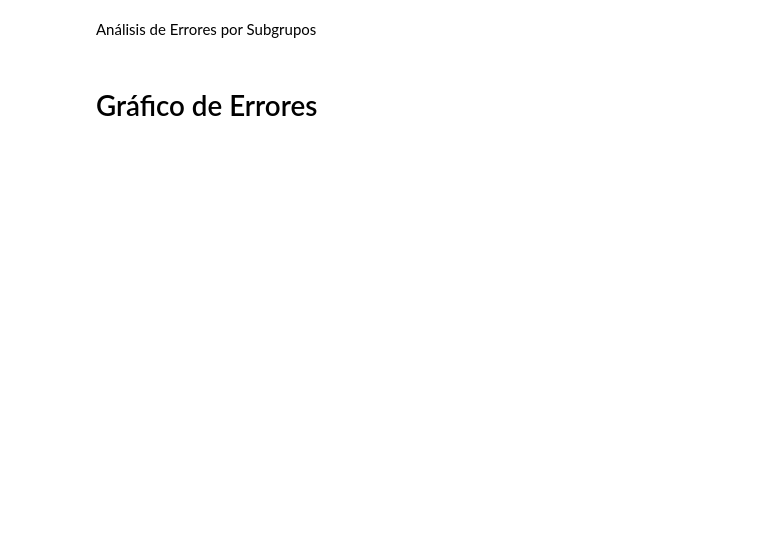
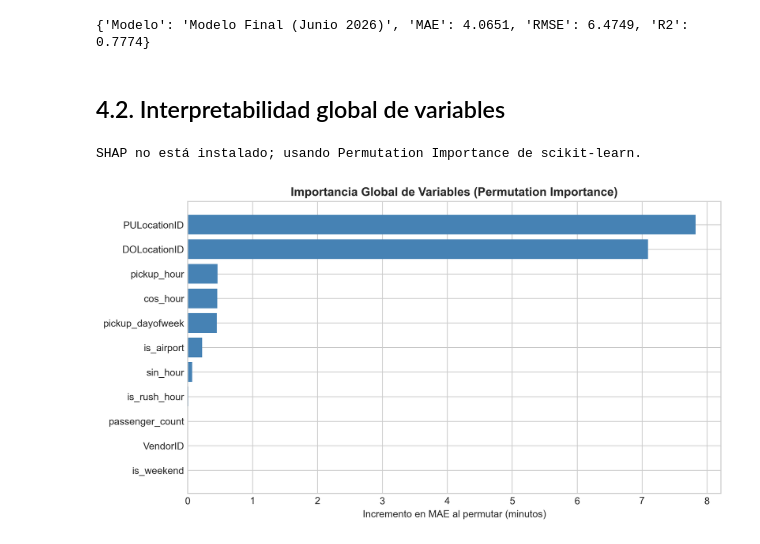
Before and after one commit to AxelPortal/MachineLearning_Proyecto, a Jupyter notebook: notebooks/04_analisis_errores.ipynb, the cells around one changed output. Saved outputs shown, nothing was run; the diff lists cells and outputs as text; code cells hidden in the pictures; blank space fills up the shorter version.

```diff
--- a/notebooks/04_analisis_errores.ipynb
+++ b/notebooks/04_analisis_errores.ipynb
@@ -49,2 +24,0 @@ plt.show()
-# %% [markdown]
-Análisis de Errores por Subgrupos
@@ -70,2 +25,76 @@ print(f"MAE Viajes Largos: {df_eval[is_largo]['error_absoluto'].mean():.2f} min"
-# %% [markdown]
-# Gráfico de Errores
+# %%
+data_path = os.path.join('..', 'data', 'processed', 'yellow_tripdata_processed.parquet')
+model_path = os.path.join('..', 'models', 'best_model.joblib')
+
+df_test = pd.read_parquet(data_path, columns=FEATURES + [TARGET, 'pickup_month'])
+df_test = df_test[df_test['pickup_month'] == 6].drop(columns=['pickup_month']).reset_index(drop=True)
+
+X_test = df_test[FEATURES]
+y_test = df_test[TARGET]
+
+if not os.path.exists(model_path):
+    print('Modelo no encontrado en disco. Entrenando mediante pipeline reproducible...')
+    from src.train import run_training_pipeline
+    run_training_pipeline()
+
+model = joblib.load(model_path)
+y_pred = model.predict(X_test)
+
+res = evaluate_predictions(y_test, y_pred, 'Modelo Final (Junio 2026)')
+print(res)
+# %% [output]
+{'Modelo': 'Modelo Final (Junio 2026)', 'MAE': 4.0651, 'RMSE': 6.4749, 'R2': 0.7774}
+# %% [markdown]
+## 4.2. Interpretabilidad global de variables
+# %%
+X_sample = X_test.sample(n=min(3000, len(X_test)), random_state=42)
+y_sample = y_test.loc[X_sample.index]
+
+try:
+    import shap
+    X_in = model.named_steps['od_pair'].transform(X_sample) if 'od_pair' in model.named_steps else X_sample
+    preprocessor = model.named_steps['preprocessor']
+    estimator = model.named_steps['model']
+    X_trans = preprocessor.transform(X_in)
+    if hasattr(X_trans, 'toarray'):
+        X_trans = X_trans.toarray()
+    feat_names = list(preprocessor.get_feature_names_out())
+    X_trans_df = pd.DataFrame(X_trans, columns=feat_names)
+
+    explainer = shap.TreeExplainer(estimator)
+    shap_values = explainer(X_trans_df)
+
+    plt.figure(figsize=(10, 6))
+    shap.summary_plot(shap_values, X_trans_df, show=False)
+    plt.title('Impacto Global de Variables (SHAP Summary Plot)', fontsize=12, fontweight='bold')
+    plt.tight_layout()
+    plt.savefig(os.path.join(FIGURES_DIR, 'shap_summary.png'), bbox_inches='tight', dpi=300)
+    plt.show()
+
+    plt.figure(figsize=(8, 5))
+    shap.dependence_plot('cat__PULocationID', shap_values.values, X_trans_df, interaction_index='num__pickup_hour', show=False)
+    plt.title('Dependencia SHAP: Zona de Origen vs Hora', fontsize=12)
+    plt.tight_layout()
+    plt.savefig(os.path.join(FIGURES_DIR, 'shap_dependence_origen.png'), bbox_inches='tight', dpi=300)
+    plt.show()
+except ImportError:
+    print('SHAP no está instalado; usando Permutation Importance de scikit-learn.')
+    perm = permutation_importance(
+        model, X_sample, y_sample,
+        scoring='neg_mean_absolute_error', n_repeats=5, random_state=42, n_jobs=-1
+    )
+    imp_df = pd.DataFrame({
+        'feature': FEATURES,
+        'importance_mae': perm.importances_mean
+    }).sort_values('importance_mae', ascending=True)
+
+    plt.figure(figsize=(9, 5))
+    plt.barh(imp_df['feature'], imp_df['importance_mae'], color='steelblue')
+    plt.xlabel('Incremento en MAE al permutar (minutos)')
+    plt.title('Importancia Global de Variables (Permutation Importance)', fontweight='bold')
+    plt.tight_layout()
+    plt.savefig(os.path.join(FIGURES_DIR, 'feature_importance.png'), bbox_inches='tight', dpi=300)
+    plt.show()
+# %% [output]
+SHAP no está instalado; usando Permutation Importance de scikit-learn.
+[figure, added]
```
Also changed, not shown: parts of 19 cells of this notebook, 14 other files.
